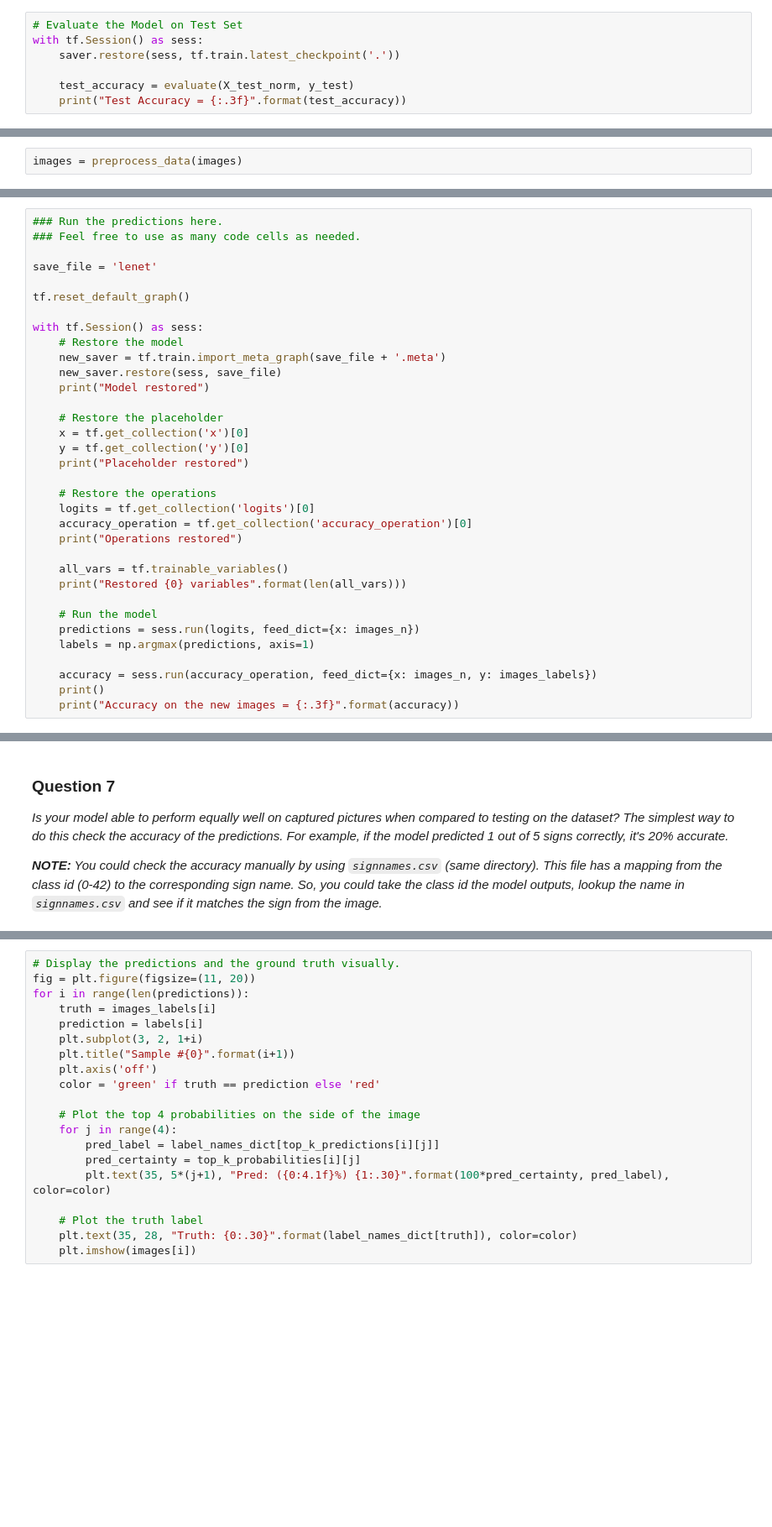
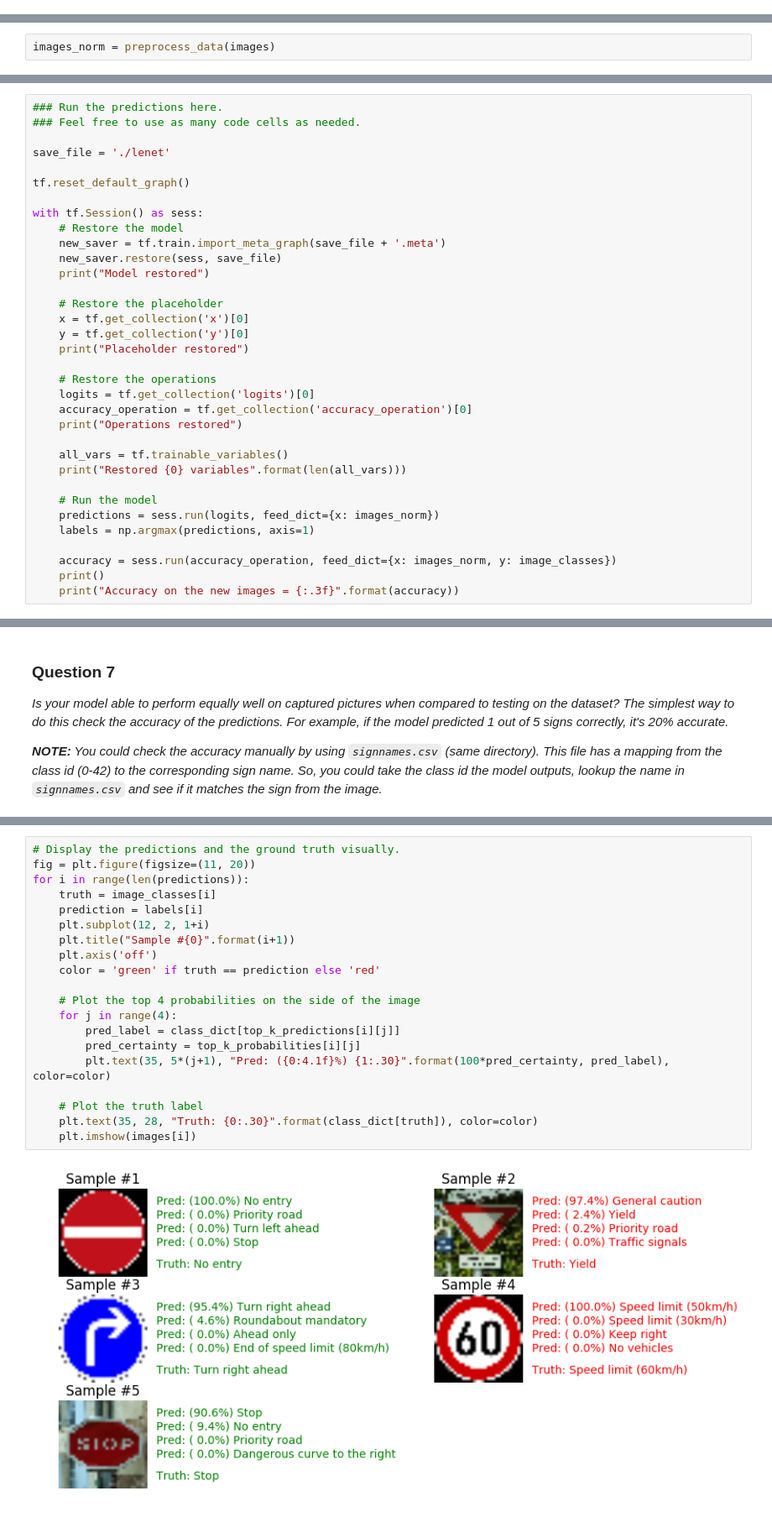
Before and after one commit to ncondo/CarND-Traffic-Sign-Classifier-Project, a Jupyter notebook: Traffic_Sign_Classifier.ipynb, the cells around one changed output, grey strips where cells are left out. Shown at 84% size. Cells and saved outputs as stored; diff of their text form; blank space fills up the shorter version.

```diff
--- a/Traffic_Sign_Classifier.ipynb
+++ b/Traffic_Sign_Classifier.ipynb
@@ -459,7 +461,0 @@ Model saved
-# %%
-# Evaluate the Model on Test Set
-with tf.Session() as sess:
-    saver.restore(sess, tf.train.latest_checkpoint('.'))
-
-    test_accuracy = evaluate(X_test_norm, y_test)
-    print("Test Accuracy = {:.3f}".format(test_accuracy))
@@ -558,5 +551,5 @@ Loaded 5 images of size (32, 32, 3).
 # %%
-images = preprocess_data(images)
+images_norm = preprocess_data(images)
 # %% [markdown]
 ### Question 6
 
@@ -567,7 +560,7 @@ _Choose five candidate images of traffic signs and provide them in the report. A
 ### Run the predictions here.
 ### Feel free to use as many code cells as needed.
 
-save_file = 'lenet'
+save_file = './lenet'
 
 tf.reset_default_graph()
 
@@ -591,10 +584,10 @@ with tf.Session() as sess:
     print("Restored {0} variables".format(len(all_vars)))
 
     # Run the model
-    predictions = sess.run(logits, feed_dict={x: images_n})
+    predictions = sess.run(logits, feed_dict={x: images_norm})
     labels = np.argmax(predictions, axis=1)
 
-    accuracy = sess.run(accuracy_operation, feed_dict={x: images_n, y: images_labels})
+    accuracy = sess.run(accuracy_operation, feed_dict={x: images_norm, y: image_classes})
     print()
     print("Accuracy on the new images = {:.3f}".format(accuracy))
 # %% [output]
@@ -629,23 +643,25 @@ print(top_k_predictions)
 # %%
 # Display the predictions and the ground truth visually.
 fig = plt.figure(figsize=(11, 20))
 for i in range(len(predictions)):
-    truth = images_labels[i]
+    truth = image_classes[i]
     prediction = labels[i]
-    plt.subplot(3, 2, 1+i)
+    plt.subplot(12, 2, 1+i)
     plt.title("Sample #{0}".format(i+1))
     plt.axis('off')
     color = 'green' if truth == prediction else 'red'
 
     # Plot the top 4 probabilities on the side of the image
     for j in range(4):
-        pred_label = label_names_dict[top_k_predictions[i][j]]
+        pred_label = class_dict[top_k_predictions[i][j]]
         pred_certainty = top_k_probabilities[i][j]
         plt.text(35, 5*(j+1), "Pred: ({0:4.1f}%) {1:.30}".format(100*pred_certainty, pred_label), color=color)
 
     # Plot the truth label
-    plt.text(35, 28, "Truth: {0:.30}".format(label_names_dict[truth]), color=color)
+    plt.text(35, 28, "Truth: {0:.30}".format(class_dict[truth]), color=color)
     plt.imshow(images[i])
+# %% [output]
+[figure, added]
 # %% [markdown]
 ### Question 8
 
```
Also changed, not shown: parts of 15 cells of this notebook, 3 other files.
